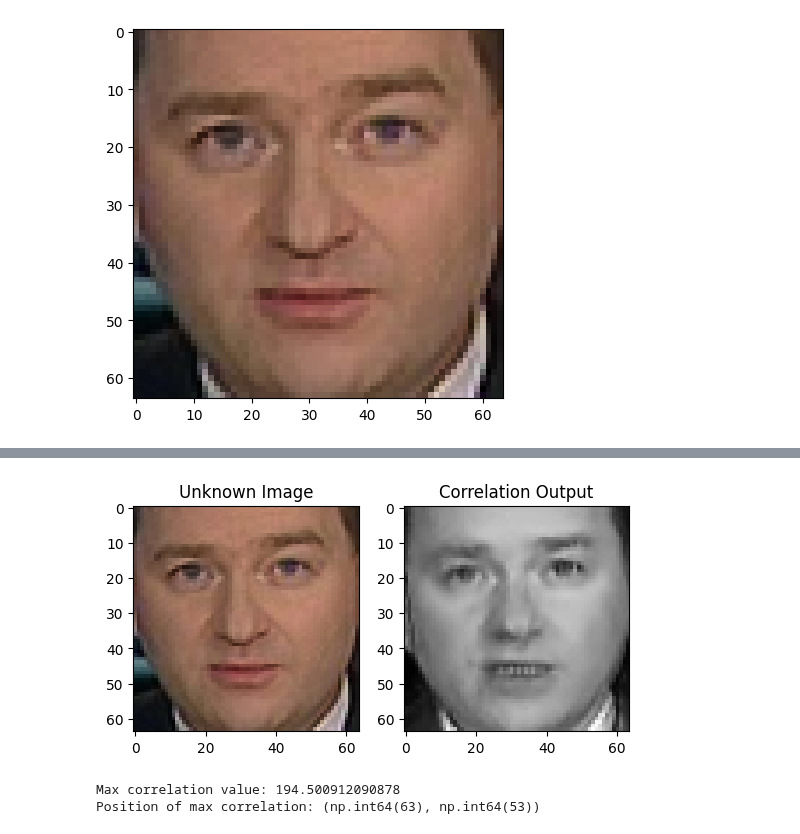
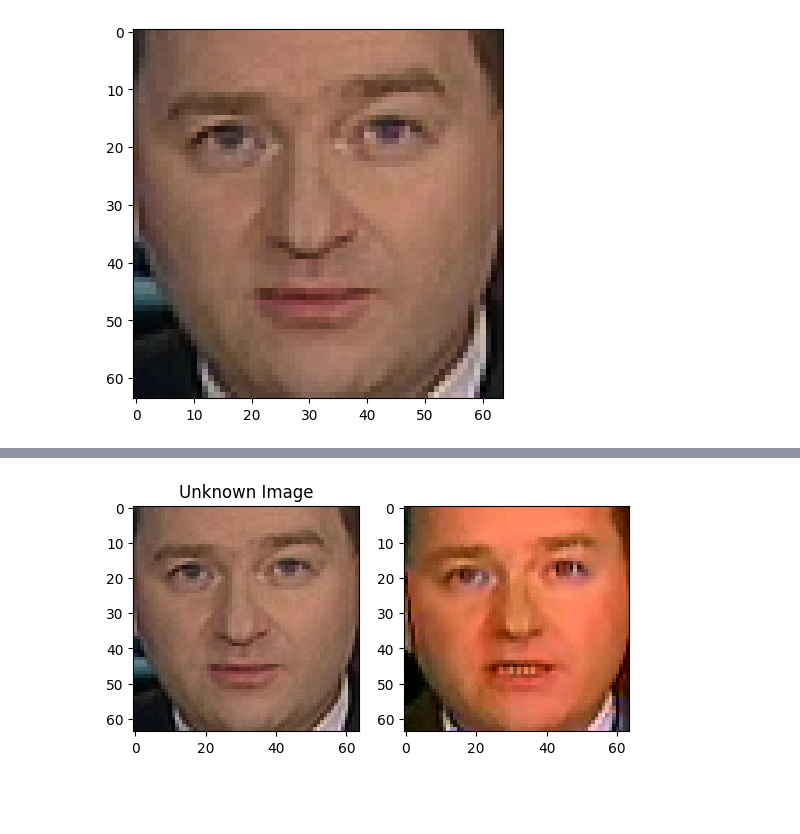
Before and after one commit to TUL-IT-2020/PVI-Pocitacove_videni, a Jupyter notebook: cviceni/cv11/PVI_C11.ipynb, the cells around one changed output, grey strips where cells are left out. Drawn from its saved outputs; the diff is of its cells as text; code cells hidden in the pictures; blank space fills up the shorter version.

```diff
--- a/cviceni/cv11/PVI_C11.ipynb
+++ b/cviceni/cv11/PVI_C11.ipynb
@@ -136,0 +204,9 @@ correlation = np.fft.ifft2(np.matmul(M, unknown_fft).reshape(unknown_img_gray.sh
+# %%
+# print filters
+plt.figure()
+for i in range(len(filtres)):
+    plt.subplot(1, 3, i + 1)
+    fft_spec = np.abs(np.fft.fftshift(np.fft.fft2(filtres[i].reshape(unknown_img_gray.shape))))
+    plt.imshow(fft_spec, cmap='jet')
+    plt.title("Filter " + str(i))
+plt.show()
@@ -136,0 +250,30 @@ correlation = np.fft.ifft2(np.matmul(M, unknown_fft).reshape(unknown_img_gray.sh
+# %%
+# Aplikace MACE filtru na neznámý obrázek
+RES = []
+unknown_fft = np.fft.fft2(unknown_img_gray).reshape(-1, 1).squeeze()
+print("unknown_fft:", unknown_fft.shape)
+print("MACE filters:", filtres[0].shape)
+for i in range(number_of_classes):
+    MACE_filter = filtres[i].squeeze()
+    # filtrace
+    filtered = (MACE_filter * unknown_fft).reshape(unknown_img_gray.shape)
+    # zpětná Fourierova transformace
+    correlation = np.abs(fft.shift(np.fft.ifft2(filtered)))
+
+    plt.figure()
+    plt.subplot(1, 2, 1)
+    plt.imshow(np.abs(fft.shift(filtered)), cmap='jet')
+    plt.title("Filtered with class " + str(i + 1))
+
+    plt.subplot(1, 2, 2)
+    plt.imshow(np.abs(correlation), cmap='jet')
+    plt.title("Correlation with class " + str(i + 1))
+
+    res = calculate_RES(correlation)
+    RES.append(res)
+    print("RES for class", i + 1, ":", Blue + str(res) + NC)
+
+# Výsledek, rozpoznání třídy
+class_index = np.argmax(RES)
+print(Green + "Class recognized:" + NC)
+print(" - index: ", Blue + str(class_index + 1) + NC)
@@ -137,23 +291,13 @@ correlation = np.fft.ifft2(np.matmul(M, unknown_fft).reshape(unknown_img_gray.sh
 # %%
 # Vyhodnocení výsledků
 plt.subplot(1, 2, 1)
 plt.imshow(unknown_image)
 plt.title("Unknown Image")
 
 plt.subplot(1, 2, 2)
-plt.imshow(np.abs(correlation), cmap="gray")
-plt.title("Correlation Output")
+# trida
+plt.imshow(clases[class_index][0])
 
 plt.show()
 # %% [output]
-[figure, old version]
+[figure, new version]
-# %%
-# Získání třídy
-max_corr = np.max(np.abs(correlation))
-max_pos = np.unravel_index(np.argmax(np.abs(correlation)), correlation.shape)
-
-print(f"Max correlation value: {max_corr}")
-print(f"Position of max correlation: {max_pos}")
-# %% [output]
-Max correlation value: 194.500912090878
-Position of max correlation: (np.int64(63), np.int64(53))
```
Also changed, not shown: parts of 16 cells of this notebook.
